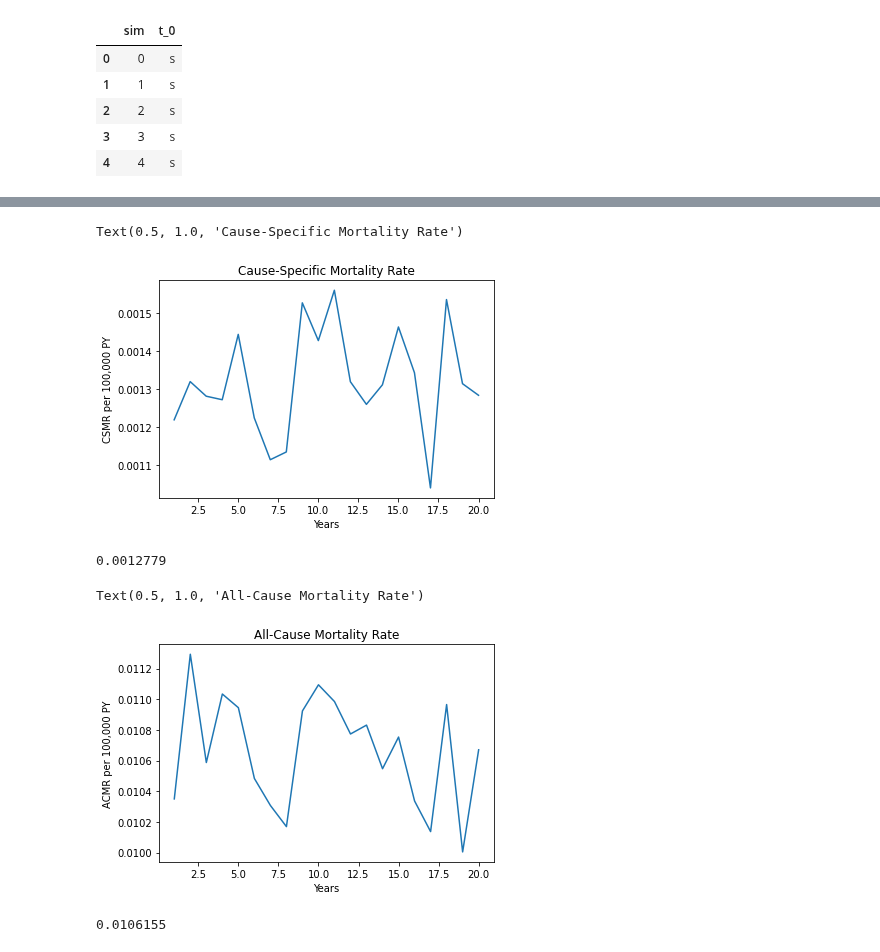
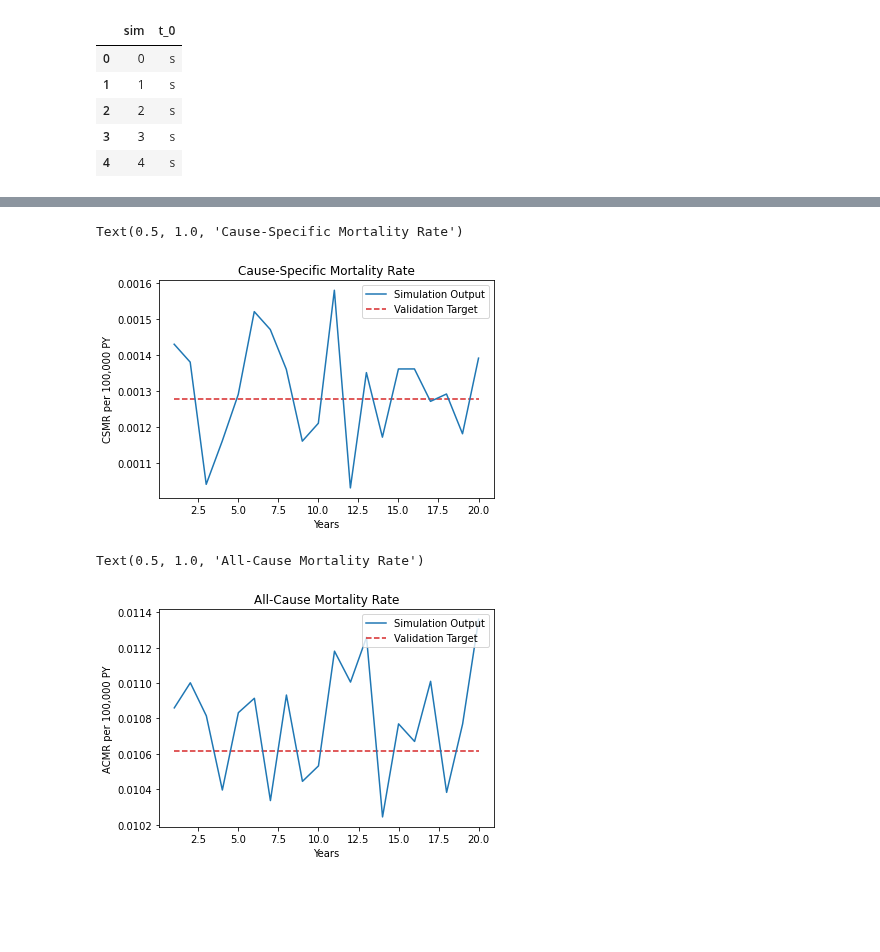
Before and after one commit to ihmeuw/vivarium_data_analysis, a Jupyter notebook: pre_processing/lung_cancer_model/cause_model_nano_sim_with_baseline_screening.ipynb, the cells around one changed output, grey strips where cells are left out. Saved outputs shown, nothing was run; the diff lists cells and outputs as text; code cells hidden in the pictures; blank space fills up the shorter version.

```diff
--- a/pre_processing/lung_cancer_model/cause_model_nano_sim_with_baseline_screening.ipynb
+++ b/pre_processing/lung_cancer_model/cause_model_nano_sim_with_baseline_screening.ipynb
@@ -63,7 +85,7 @@ def run_sim(data, n_timesteps):
     for i in list(range(1,n_timesteps+1)):
 
         # define propensities for transitions and mortality separately (reset each timestep)
-        np.random.seed(i)
+        np.random.seed(i*7)
         data['i_prop'] = np.random.uniform(0,1,len(data))
         data['d_prop'] = np.random.uniform(0,1,len(data))
 
@@ -85,10 +107,10 @@ def run_sim(data, n_timesteps):
 
         # covert incident clinical cancers to standard clinical cancers (c* --> c)
             # can still transition to R state from here
-        data.loc[(data[f't_{i-1}'] == 'c*') & (data['i_prop'] <= i_r), f't_{i}'] = 'r'
+        data.loc[(data[f't_{i-1}'] == 'c*') & (data['i_prop'] <= i_r), f't_{i}'] = 's'
         data.loc[(data[f't_{i-1}'] == 'c*') & (data['i_prop'] > i_r), f't_{i}'] = 'c'
         # transitions out of c state
-        data.loc[(data[f't_{i-1}'] == 'c') & (data['i_prop'] <= i_r), f't_{i}'] = 'r'
+        data.loc[(data[f't_{i-1}'] == 'c') & (data['i_prop'] <= i_r), f't_{i}'] = 's'
         data.loc[(data[f't_{i-1}'] == 'c') & (data['i_prop'] > i_r), f't_{i}'] = 'c'
 
         # no transitions out of r state
@@ -99,17 +121,22 @@ def run_sim(data, n_timesteps):
         data.loc[(data[f't_{i-1}'] == 'dead_other'), f't_{i}'] = 'dead_other'
         data.loc[(data[f't_{i-1}'] == 'dead_cancer*'), f't_{i}'] = 'dead_cancer'
         data.loc[(data[f't_{i-1}'] == 'dead_cancer'), f't_{i}'] = 'dead_cancer'
+        data.loc[(data[f't_{i-1}'] == 'dead_indolent*'), f't_{i}'] = 'dead_indolent'
+        data.loc[(data[f't_{i-1}'] == 'dead_indolent'), f't_{i}'] = 'dead_indolent'
+
 
         # determine who dies this timestep
         # this will supercede previous state
-        data.loc[(data['d_prop'] <= acmr - csmr) & (data[f't_{i-1}'].isin(['s','i','i*','pc','pc*','r'])), f't_{i}'] = 'dead_other*'
+        data.loc[(data['d_prop'] <= acmr - csmr) & (data[f't_{i-1}'].isin(['s','pc','pc*','r'])), f't_{i}'] = 'dead_other*'
         data.loc[(data['d_prop'] <= acmr - csmr) & (data[f't_{i-1}'].isin(['c*','c'])), f't_{i}'] = 'dead_other*'
         data.loc[(data['d_prop'] > acmr - csmr) & (data['d_prop'] <= acmr - csmr + emr) & (data[f't_{i-1}'].isin(['c*','c'])), f't_{i}'] = 'dead_cancer*'
+           # indolent deaths
+        data.loc[(data['d_prop'] < acmr - csmr + emr) & (data[f't_{i-1}'].isin(['i','i*'])), f't_{i}'] = 'dead_indolent*'
 
         # initialize new simulants (1,000 per timestep)
         new_sims = pd.DataFrame()
-        new_sims['sim'] = list(range(0,1_000))
-        new_sims[f't_{i}'] = np.random.choice(['s','i','pc','c'], 1_000, p=[s_prev,i_prev,pc_prev,c_prev])
+        new_sims['sim'] = list(range(0,1_070))
+        new_sims[f't_{i}'] = 's'#np.random.choice(['s','i','pc','c'], 1_000, p=[s_prev,i_prev,pc_prev,c_prev])
         data = data.append(new_sims, ignore_index=True)
 
     data = data.drop(columns=['i_prop','d_prop'])
@@ -172,0 +190,11 @@ avg_prop_5_year_lag
+# %%
+n_clinical = pd.DataFrame()
+for i in list(range(1,20+1)):
+    n_clinical[f't_{i}'] = [len(test.loc[test[f't_{i}'] == 'c*']) / len(test.loc[test[f't_{i-1}'].isin(['pc*','pc'])])]
+
+plt.plot(list(range(1,20+1)),n_clinical.transpose()[0])
+plt.hlines(i_c,1,20,colors='tab:red',linestyles='dashed', label='Validation target')
+plt.legend(['Simulation Output','Validation Target'], loc='upper right')
+plt.xlabel('Years')
+plt.ylabel('Clinical Incidence per 100,000 PY')
+plt.title('Clinical Incidence Rate per 100,000 PY in Preclinical Pop')
@@ -188,0 +218,11 @@ gbd_incidence
+# %%
+n_detects = pd.DataFrame()
+for i in list(range(1,20+1)):
+    n_detects[f't_{i}'] = [(len(test.loc[test[f't_{i}'] == 'c*']) + len(test.loc[test[f't_{i}'] == 'i*']) * baseline_screening) / len(test.loc[test[f't_{i-1}'].isin(['s','i*','i','pc*','pc','c*','c','r'])])]
+
+plt.plot(list(range(1,20+1)),n_detects.transpose()[0])
+plt.hlines(gbd_incidence,1,20,colors='tab:red',linestyles='dashed', label='Validation target')
+plt.legend(['Simulation Output','Validation Target'], loc='upper right')
+plt.xlabel('Years')
+plt.ylabel('Detections per 100,000 PY')
+plt.title('Detected Rate per 100,000 PY in General Pop')
@@ -192,32 +235,28 @@ for i in list(range(1,20+1)):
     n_deaths[f't_{i}'] = [len(test.loc[test[f't_{i}'] == 'dead_cancer*']) / len(test.loc[test[f't_{i-1}'].isin(['s','i*','i','pc*','pc','c*','c','r'])])]
 
 plt.plot(list(range(1,20+1)),n_deaths.transpose()[0])
+plt.hlines(csmr,1,20,colors='tab:red',linestyles='dashed', label='Validation target')
+plt.legend(['Simulation Output','Validation Target'], loc='upper right')
 plt.xlabel('Years')
 plt.ylabel('CSMR per 100,000 PY')
 plt.title('Cause-Specific Mortality Rate')
 # %% [output]
 Text(0.5, 1.0, 'Cause-Specific Mortality Rate')
-[figure, old version]
+[figure, new version]
-# %%
-csmr
-# %% [output]
-0.0012779
 # %%
 n_deaths = pd.DataFrame()
 for i in list(range(1,20+1)):
-    n_deaths[f't_{i}'] = [len(test.loc[test[f't_{i}'].isin(['dead_cancer*','dead_other*'])]) / len(test.loc[test[f't_{i-1}'].isin(['s','i*','i','pc*','pc','c*','c','r'])])]
+    n_deaths[f't_{i}'] = [len(test.loc[test[f't_{i}'].isin(['dead_cancer*','dead_other*','dead_indolent*'])]) / len(test.loc[test[f't_{i-1}'].isin(['s','i*','i','pc*','pc','c*','c','r'])])]
 
 plt.plot(list(range(1,20+1)),n_deaths.transpose()[0])
+plt.hlines(acmr,1,20,colors='tab:red',linestyles='dashed', label='Validation target')
+plt.legend(['Simulation Output','Validation Target'], loc='upper right')
 plt.xlabel('Years')
 plt.ylabel('ACMR per 100,000 PY')
 plt.title('All-Cause Mortality Rate')
 # %% [output]
 Text(0.5, 1.0, 'All-Cause Mortality Rate')
-[figure, old version]
+[figure, new version]
-# %%
-acmr
-# %% [output]
-0.0106155
 # %%
 n_deaths = pd.DataFrame()
 for i in list(range(1,20+1)):
```
Also changed, not shown: parts of 27 cells of this notebook.
